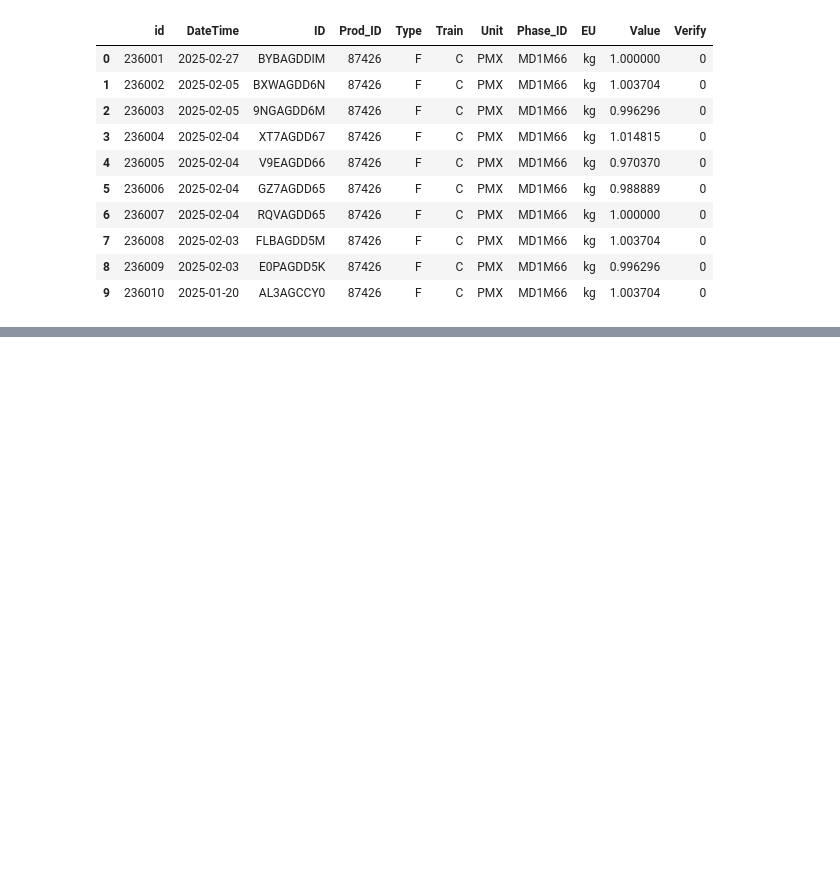
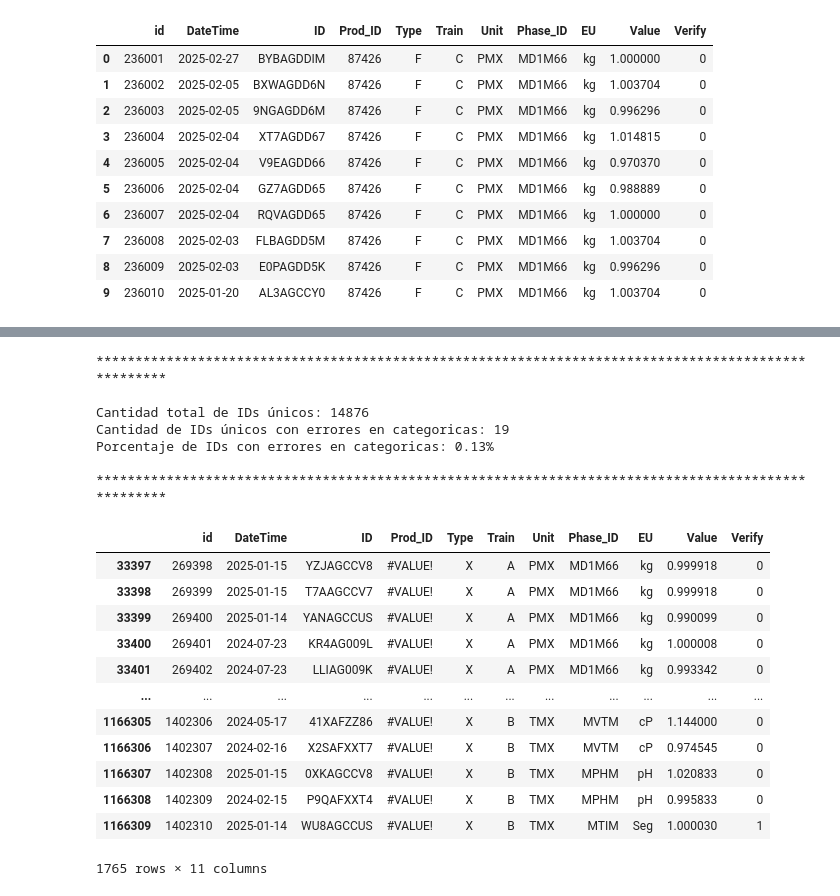
Before and after one commit to ygalves/ETL_project, a Jupyter notebook: ETLprj_extract.ipynb, the cells around one changed output, grey strips where cells are left out. Saved outputs shown, nothing was run; the diff lists cells and outputs as text; code cells hidden in the pictures; blank space fills up the shorter version.

```diff
--- a/ETLprj_extract.ipynb
+++ b/ETLprj_extract.ipynb
@@ -330,0 +398,36 @@ df.head(10)
+# %%
+# Data managment
+# ==============================================================================
+import pandas as pd
+import numpy as np
+import shutil as sht
+import random
+import warnings
+from sklearn.preprocessing import MinMaxScaler
+from sklearn.feature_selection import VarianceThreshold
+import re
+from IPython.display import display
+
+from sklearn import datasets
+from __future__ import print_function
+from sklearn.preprocessing import LabelEncoder
+from sklearn.preprocessing import OrdinalEncoder
+from sklearn.preprocessing import OneHotEncoder
+from sklearn.preprocessing import MinMaxScaler
+from sklearn.compose import ColumnTransformer
+
+# Graphics
+# ==============================================================================
+import matplotlib.pyplot as plt
+from matplotlib import style
+import seaborn as sns
+import plotly as plty
+from scipy.stats import norm
+from sklearn.preprocessing import StandardScaler
+from scipy import stats
+
+# import warnings; warnings.simplefilter('ignore')
+warnings.filterwarnings('ignore') # Avoid warnings for out of date libraries
+%matplotlib inline
+
+separador = "\n" + "*"*100 + "\n"
@@ -330,0 +494,24 @@ df.head(10)
+# %%
+df_con_errores = Count_ID_Err(df, buscar_en="categoricas", separador=separador)
+df_con_errores
+# %% [output]
+****************************************************************************************************
+
+Cantidad total de IDs únicos: 14876
+Cantidad de IDs únicos con errores en categoricas: 19
+Porcentaje de IDs con errores en categoricas: 0.13%
+
+****************************************************************************************************
+|  | id | DateTime | ID | Prod_ID | Type | Train | Unit | Phase_ID | EU | Value | Verify |
+| 33397 | 269398 | 2025-01-15 | YZJAGCCV8 | #VALUE! | X | A | PMX | MD1M66 | kg | 0.999918 | 0 |
+| 33398 | 269399 | 2025-01-15 | T7AAGCCV7 | #VALUE! | X | A | PMX | MD1M66 | kg | 0.999918 | 0 |
+| 33399 | 269400 | 2025-01-14 | YANAGCCUS | #VALUE! | X | A | PMX | MD1M66 | kg | 0.990099 | 0 |
+| 33400 | 269401 | 2024-07-23 | KR4AG009L | #VALUE! | X | A | PMX | MD1M66 | kg | 1.000008 | 0 |
+| 33401 | 269402 | 2024-07-23 | LLIAG009K | #VALUE! | X | A | PMX | MD1M66 | kg | 0.993342 | 0 |
+| ... | ... | ... | ... | ... | ... | ... | ... | ... | ... | ... | ... |
+| 1166305 | 1402306 | 2024-05-17 | 41XAFZZ86 | #VALUE! | X | B | TMX | MVTM | cP | 1.144000 | 0 |
+| 1166306 | 1402307 | 2024-02-16 | X2SAFXXT7 | #VALUE! | X | B | TMX | MVTM | cP | 0.974545 | 0 |
+| 1166307 | 1402308 | 2025-01-15 | 0XKAGCCV8 | #VALUE! | X | B | TMX | MPHM | pH | 1.020833 | 0 |
+| 1166308 | 1402309 | 2024-02-15 | P9QAFXXT4 | #VALUE! | X | B | TMX | MPHM | pH | 0.995833 | 0 |
+| 1166309 | 1402310 | 2025-01-14 | WU8AGCCUS | #VALUE! | X | B | TMX | MTIM | Seg | 1.000030 | 1 |
+1765 rows × 11 columns
```
Also changed, not shown: parts of 30 cells of this notebook, 8 other files.
